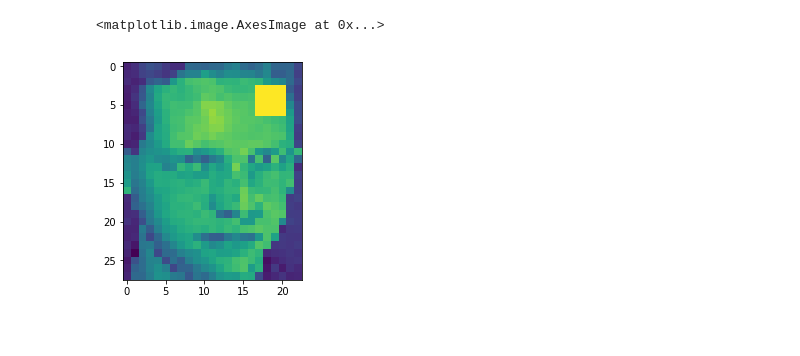
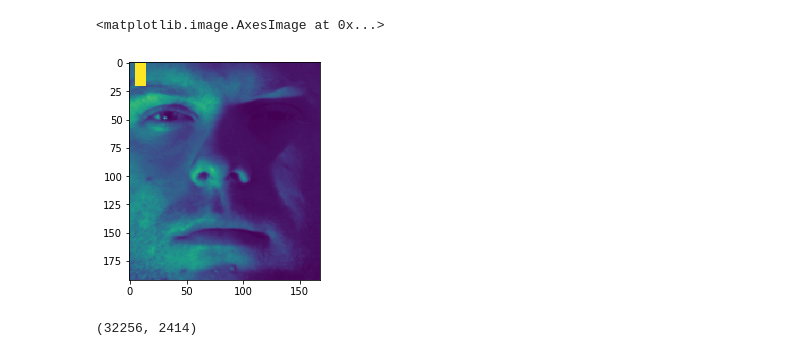
Before and after one commit to j-macdonald/advml2019, a Jupyter notebook: noise-occlusion-generation.ipynb, the cells around one changed output. Saved outputs shown, nothing was run; the diff lists cells and outputs as text; code cells hidden in the pictures.

```diff
--- a/noise-occlusion-generation.ipynb
+++ b/noise-occlusion-generation.ipynb
@@ -52,7 +52,15 @@ def load_data(root='data/CroppedYaleB', reduce=4):
     return images, labels
 # %%
 def add_block_occlusion(image, bsize=(4,4), dims=None, seed=1):
+    ''' A quick block occlusion generator that, given some parameters, allows for randomised and reproducible noise generation against a given image.
+
+    image: A 2D numpy array (grayscale image)
+    bsize: The y and x dimensions of the occlusion
+    dims: The dimensions of the image, can be autodetected if square
+    seed: random seed for reproducibility
+    '''
     to_return = image.copy()
+    origidims = to_return.shape
     np.random.seed(seed)
     if dims==None and np.sqrt(len(to_return)) != int(np.sqrt(len(to_return))):
         raise ValueError("Image isn't square and dims are not provided. Can't detect size")
@@ -65,15 +73,21 @@ def add_block_occlusion(image, bsize=(4,4), dims=None, seed=1):
     ypoint = np.random.choice(range(dims[1] - 4), 1)[0]
 
     for x in range(xpoint, xpoint+bsize[0]):
-        for y in range(ypoint, ypoint+bsize[0]):
+        for y in range(ypoint, ypoint+bsize[1]):
             to_return[x,y] = 255
 
+    to_return = to_return.reshape(origidims)
     return to_return
+# %%
+images, labels = load_data(root='CroppedYaleB', reduce=1)
+# %%
+orldims = (112,92)
+yalebdims = (192,168)
 # %%
 import matplotlib.pyplot as plt
 %matplotlib inline
 image = images[:,9]
-plt.imshow(add_block_occlusion(image, dims=(28,23), seed=8))
+plt.imshow(add_block_occlusion(image, bsize=(20,10), dims=yalebdims, seed=28).reshape(yalebdims))
 # %% [output]
 <matplotlib.image.AxesImage at 0x...>
-[figure, old version]
+[figure, new version]
@@ -79,0 +99,4 @@ plt.imshow(add_block_occlusion(image, dims=(28,23), seed=8))
+# %%
+bimages.shape
+# %% [output]
+(32256, 2414)
```
Also changed, not shown: parts of 2 cells of this notebook.
